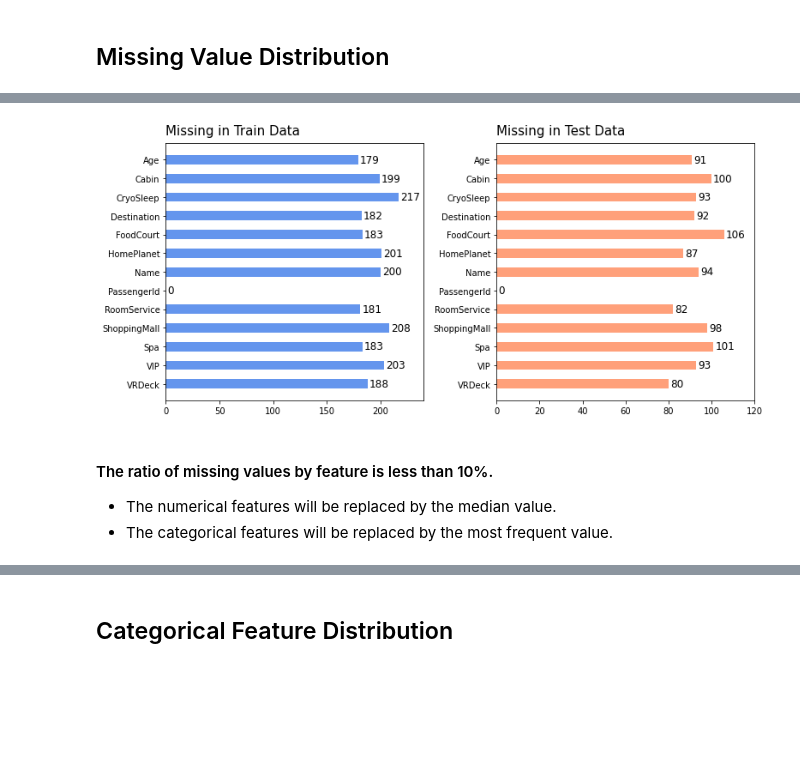
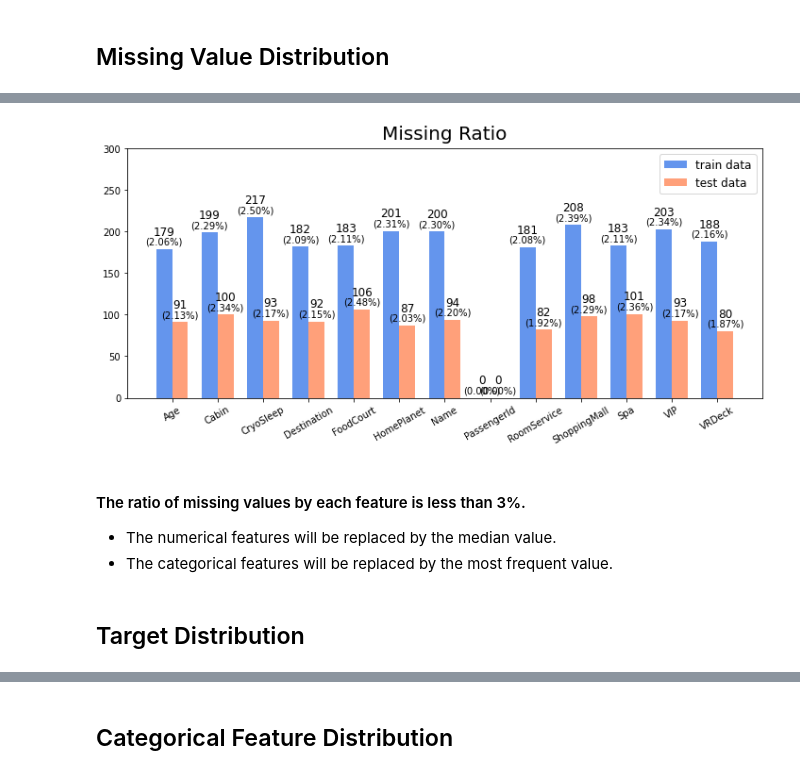
Before and after one commit to gonekng/Kaggle_Project, a Jupyter notebook: Spaceship Titanic/ml-spaceship-titanic.ipynb, the cells around one changed output, grey strips where cells are left out. Cells and saved outputs as stored; diff of their text form; code cells hidden in the pictures; blank space fills up the shorter version.

```diff
--- a/Spaceship Titanic/ml-spaceship-titanic.ipynb
+++ b/Spaceship Titanic/ml-spaceship-titanic.ipynb
@@ -187,7 +190,12 @@ train.describe(include=['O']).T.style.background_gradient()\
 # %% [markdown]
 ## Missing Value Distribution
 # %%
-train_miss = pd.DataFrame({'dtype' : train.iloc[:, :-1].dtypes,
-                           'missing' : train.iloc[:, :-1].isnull().sum()})
-test_miss = pd.DataFrame({'dtype' : test.dtypes,
-                          'missing' : test.isnull().sum()})
+train_miss = pd.DataFrame({
+    'missing' : train.isnull().sum(),
+    'ratio' : np.round(train.isnull().sum()/train.shape[0],4)*100
+})
+test_miss = pd.DataFrame({
+    'missing' : test.isnull().sum(),
+    'ratio' : np.round(test.isnull().sum()/test.shape[0],4)*100
+})
+train_miss.T
@@ -194,26 +206,33 @@ test_miss = pd.DataFrame({'dtype' : test.dtypes,
-# %%
-fig, ax = plt.subplots(1,2, figsize=(11,5))
-width = 0.5
-bar1 = ax[0].barh(sorted(train.columns[:-1].to_list(), reverse=True),
-                  train_miss['missing'].sort_index(ascending=False),
-                  width, color="cornflowerblue")
-bar2 = ax[1].barh(sorted(test.columns.to_list(), reverse=True),
-                  test_miss['missing'].sort_index(ascending=False),
-                  width, color="lightsalmon")
-
-ax[0].set_title("Missing in Train Data", loc="left", pad=10, size=15)
-ax[0].set_xlim(0,240)
-ax[1].set_title("Missing in Test Data", loc="left", pad=10, size=15)
-ax[1].set_xlim(0,120)
-
-ax[0].bar_label(bar1, padding=2, size=12)
-ax[1].bar_label(bar2, padding=2, size=12)
-
-fig.tight_layout()
-plt.show()
-# %% [output]
-[figure, removed]
+# %%
+fig, ax = plt.subplots(figsize=(10,5))
+
+width = 0.35
+x = np.arange(len(train.columns[:-1].to_list()))
+x_ = sorted(test.columns.to_list())
+y1 = train_miss['missing'][:-1].sort_index()
+y1_ = train_miss['ratio'][:-1].sort_index()
+y2 = test_miss['missing'].sort_index()
+y2_ = test_miss['ratio'].sort_index()
+
+bar1 = ax.bar(x-width/2, y1, width, label="train data", color="cornflowerblue")
+bar2 = ax.bar(x+width/2, y2, width, label="test data", color="lightsalmon")
+
+ax.set_xticks(x, x_, rotation=30)
+ax.set_ylim(0,300)
+ax.bar_label(bar1, padding=12, size=12)
+ax.bar_label(bar2, padding=12, size=12)
+ax.bar_label(bar1, labels=['(%.2f%%)' %y for y in y1_], padding=3, size=10)
+ax.bar_label(bar2, labels=['(%.2f%%)' %y for y in y2_], padding=3, size=10)
+ax.set_title("Missing Ratio", pad=10, size=20)
+ax.legend(loc='best', fontsize=12)
+
+fig.tight_layout()
+plt.show()
+# %% [output]
+[figure, added]
 # %% [markdown]
-#### The ratio of missing values by feature is less than 10%.
+#### The ratio of missing values by each feature is less than 3%.
 - The numerical features will be replaced by the median value.
 - The categorical features will be replaced by the most frequent value.
+# %% [markdown]
+## Target Distribution
```
Also changed, not shown: parts of 76 cells of this notebook.
